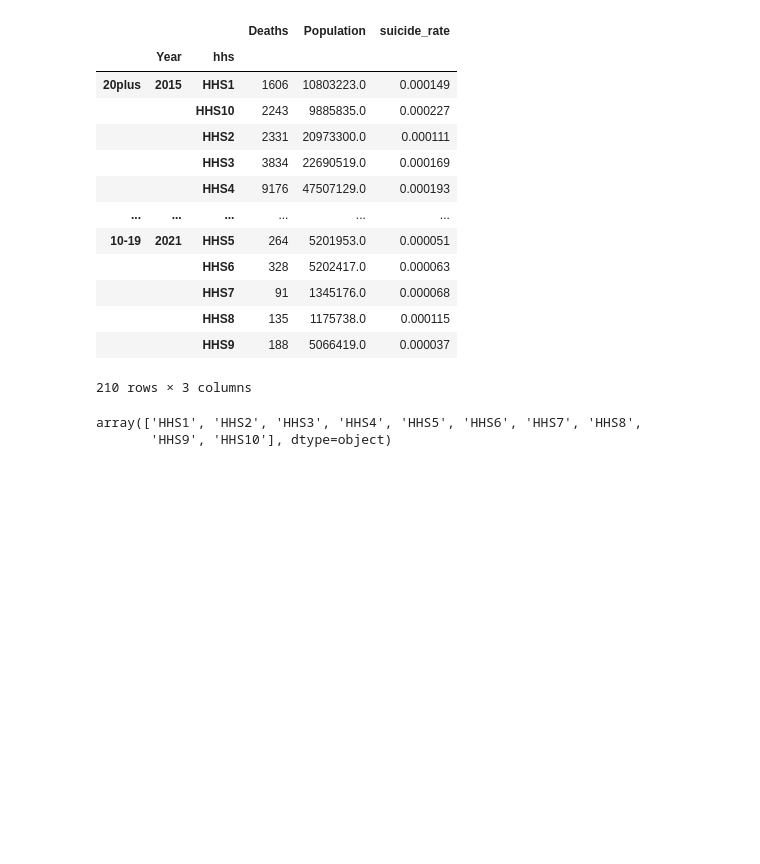
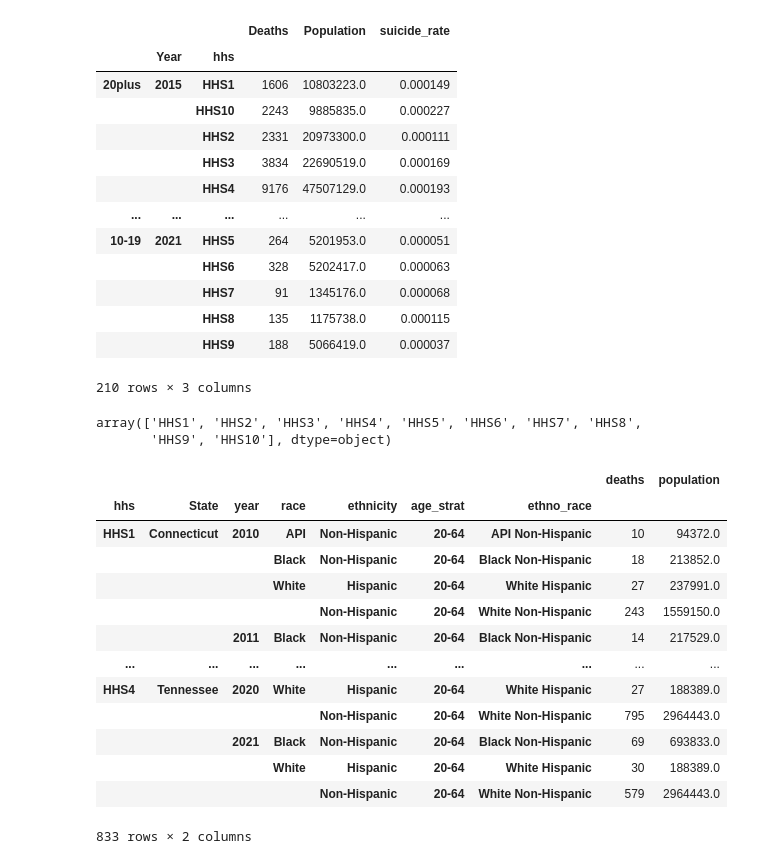
Before and after one commit to arnaud39/us_suicide_study, a Jupyter notebook: Suicide Project.ipynb, the cells around one changed output. Cells and saved outputs as stored; diff of their text form; code cells hidden in the pictures; blank space fills up the shorter version.

```diff
--- a/Suicide Project.ipynb
+++ b/Suicide Project.ipynb
@@ -528,3 +706,28 @@ sd.plot_race_data_deaths()
 sd.plot_race_data_rate()
 # %%
 sd.plot_HHS_data_rate()
+# %%
+sd = SuicideData()
+dd = pd.concat(sd.data.values()).reset_index(drop=True).set_index(sd.indexer_columns).sort_index()
+
+user_request = {"hhs": slice("HHS1", "HHS4"), "age_strat": "20-64"}
+
+loc_request=[slice(None)]*len(sd.indexer_columns)
+for k, v in user_request.items():
+    loc_request[sd.indexer_columns.index(k)] = v
+dd.loc[tuple(loc_request), :]
+# %% [output]
+|  |  |  |  |  |  |  | deaths | population |
+| hhs | State | year | race | ethnicity | age_strat | ethno_race |  |  |
+| HHS1 | Connecticut | 2010 | API | Non-Hispanic | 20-64 | API Non-Hispanic | 10 | 94372.0 |
+|  |  |  | Black | Non-Hispanic | 20-64 | Black Non-Hispanic | 18 | 213852.0 |
+|  |  |  | White | Hispanic | 20-64 | White Hispanic | 27 | 237991.0 |
+|  |  |  |  | Non-Hispanic | 20-64 | White Non-Hispanic | 243 | 1559150.0 |
+|  |  | 2011 | Black | Non-Hispanic | 20-64 | Black Non-Hispanic | 14 | 217529.0 |
+| ... | ... | ... | ... | ... | ... | ... | ... | ... |
+| HHS4 | Tennessee | 2020 | White | Hispanic | 20-64 | White Hispanic | 27 | 188389.0 |
+|  |  |  |  | Non-Hispanic | 20-64 | White Non-Hispanic | 795 | 2964443.0 |
+|  |  | 2021 | Black | Non-Hispanic | 20-64 | Black Non-Hispanic | 69 | 693833.0 |
+|  |  |  | White | Hispanic | 20-64 | White Hispanic | 30 | 188389.0 |
+|  |  |  |  | Non-Hispanic | 20-64 | White Non-Hispanic | 579 | 2964443.0 |
+833 rows × 2 columns
```
Also changed, not shown: parts of 12 cells of this notebook, 7 other files.
